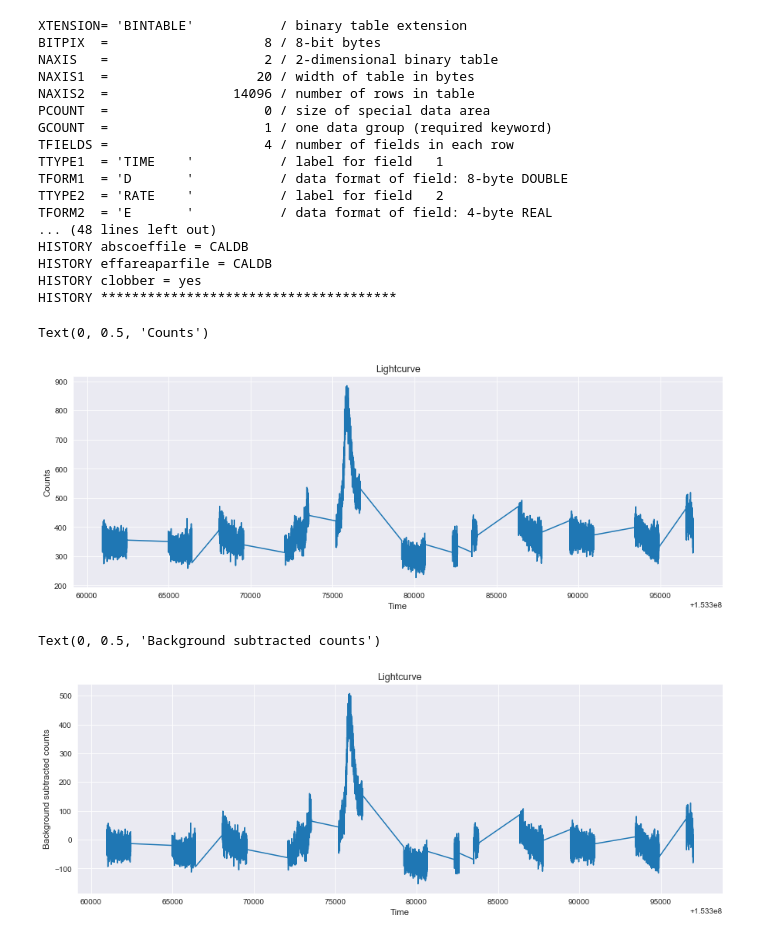
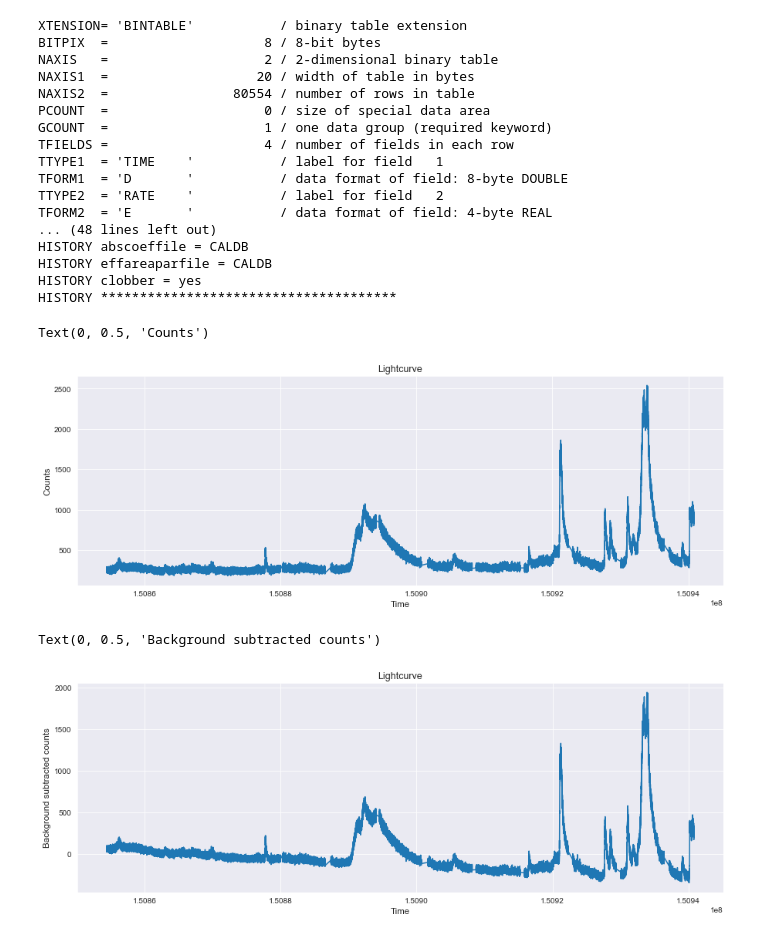
Before and after one commit to Tech-Meet-10-IITB-Solutions/SuryaDrishti, a Jupyter notebook: loc_max.ipynb, the cells around one changed output. Saved outputs shown, nothing was run; the diff lists cells and outputs as text; code cells hidden in the pictures.

```diff
--- a/loc_max.ipynb
+++ b/loc_max.ipynb
@@ -11,7 +11,8 @@ import seaborn as sns
 sns.set_style("darkgrid")
 # %%
 #Loading the data file
-lc = fits.open(r'C:\Users\aswin\OneDrive\Desktop\ch2_xsm_20211111_v1_level2.lc')
+#lc = fits.open(r'C:\Users\aswin\OneDrive\Desktop\ch2_xsm_20211111_v1_level2.lc')
+lc = fits.open(r'C:\Users\aswin\OneDrive\Desktop\ch2_xsm_20211013_v1_level2.lc')
 # %%
 lc.info()
 #Information about data contained in the lc file
@@ -47,7 +48,7 @@ XTENSION= 'BINTABLE'           / binary table extension
 BITPIX  =                    8 / 8-bit bytes
 NAXIS   =                    2 / 2-dimensional binary table
 NAXIS1  =                   20 / width of table in bytes
-NAXIS2  =                14096 / number of rows in table
+NAXIS2  =                80554 / number of rows in table
 PCOUNT  =                    0 / size of special data area
 GCOUNT  =                    1 / one data group (required keyword)
 TFIELDS =                    4 / number of fields in each row
@@ -72,20 +73,22 @@ plt.xlabel('Time', fontsize = 11.5)
 plt.ylabel('Counts',fontsize = 11.5)
 # %% [output]
 Text(0, 0.5, 'Counts')
-[figure, old version]
+[figure, new version]
 # %%
 #Background subtraction
 #Curvefit with a straight line
 slope, intercept, r, p, se = linregress(time, count_rate)
-bksub_counts = count_rate - np.array(slope*time+intercept)
+#bksub_counts = count_rate - np.array(slope*time+intercept)
+count_rate = count_rate - np.array(slope*time+intercept)
 plt.figure(0, figsize=(15,5))
-plt.plot(time, bksub_counts)
+#plt.plot(time, bksub_counts)
+plt.plot(time, count_rate)
 plt.title('Lightcurve', fontsize = 12.5)
 plt.xlabel('Time', fontsize = 11.5)
 plt.ylabel('Background subtracted counts',fontsize = 11.5)
 # %% [output]
 Text(0, 0.5, 'Background subtracted counts')
-[figure, old version]
+[figure, new version]
 # %%
 #box_car averaging
 box_bin = 70
```
Also changed, not shown: parts of 22 cells of this notebook.
